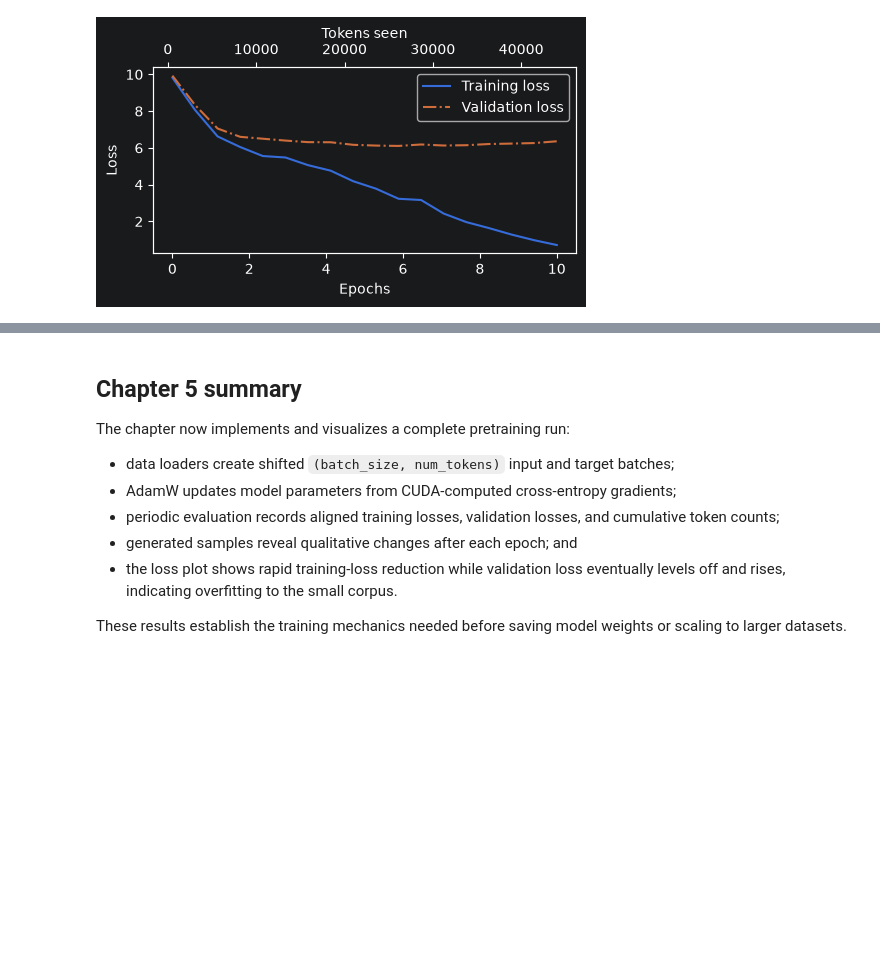
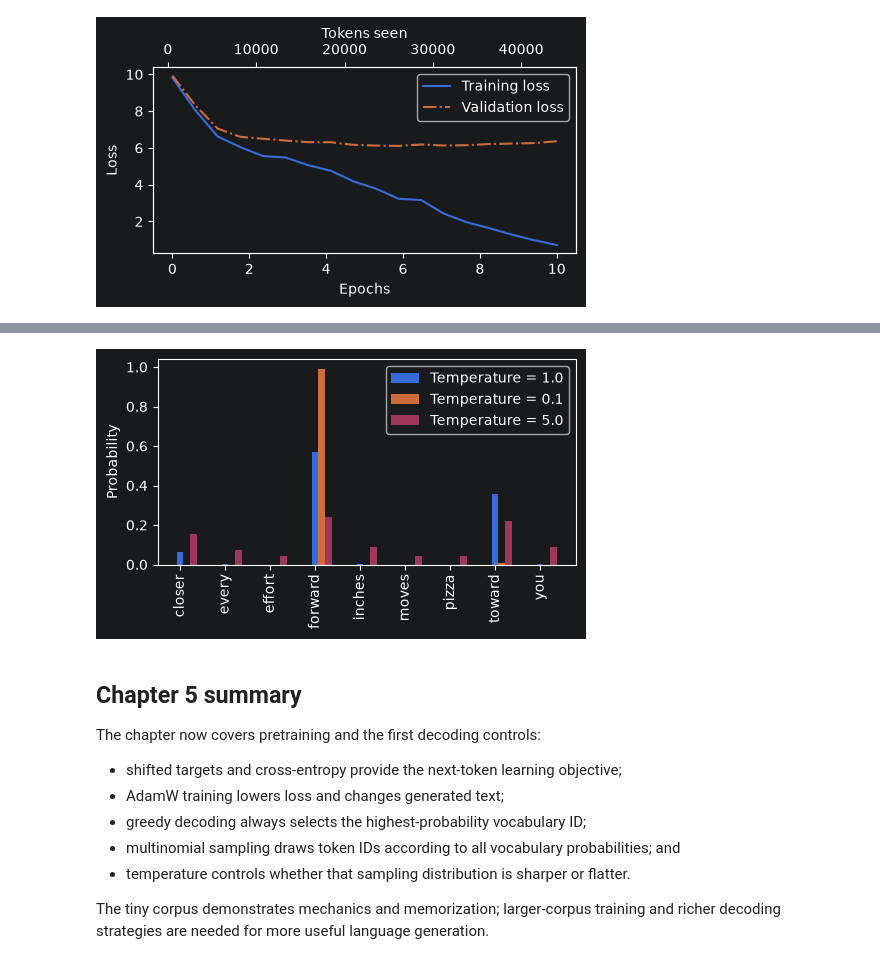
Before and after one commit to majorgilles/build-llms-from-scratch-companion, a Jupyter notebook: notebooks/05-pretraining-on-unlabeled-data.ipynb, the cells around one changed output, grey strips where cells are left out. Drawn from its saved outputs; the diff is of its cells as text; code cells hidden in the pictures; blank space fills up the shorter version.

```diff
--- a/notebooks/05-pretraining-on-unlabeled-data.ipynb
+++ b/notebooks/05-pretraining-on-unlabeled-data.ipynb
@@ -921,0 +1095,17 @@ plot_losses(epochs_tensor, tokens_seen, train_losses, val_losses)
+# %%
+def softmax_with_temperature(
+    logits: torch.Tensor,
+    temperature: float,
+) -> torch.Tensor:
+    """Convert logits into probabilities after temperature scaling.
+
+    Args:
+        logits: Unnormalized vocabulary scores shaped `(vocab_size,)`.
+        temperature: Positive scale controlling distribution sharpness.
+
+    Returns:
+        Vocabulary probabilities shaped `(vocab_size,)`.
+    """
+    # Division preserves (vocab_size,) while changing relative score gaps.
+    scaled_logits = logits / temperature
+    return torch.softmax(scaled_logits, dim=0)
@@ -922,13 +1117,41 @@ plot_losses(epochs_tensor, tokens_seen, train_losses, val_losses)
+# %%
+# Compare the original distribution with sharper and flatter alternatives.
+temperatures = [1.0, 0.1, 5.0]
+# Each tensor in scaled_probas: (vocab_size=9,)
+scaled_probas = [
+    softmax_with_temperature(next_token_logits, temperature)
+    for temperature in temperatures
+]
+# x: (vocab_size=9,), one bar-group location per toy token
+x = torch.arange(len(vocab))
+bar_width = 0.15
+fig, ax = plt.subplots(figsize=(5, 3))
+for i, temperature in enumerate(temperatures):
+    # Offset each temperature's bars so all distributions remain visible.
+    ax.bar(
+        x + i * bar_width,
+        scaled_probas[i],
+        bar_width,
+        label=f"Temperature = {temperature}",
+    )
+ax.set_ylabel("Probability")
+ax.set_xticks(x)
+ax.set_xticklabels(vocab.keys(), rotation=90)
+ax.legend()
+plt.tight_layout()
+plt.show()
+# %% [output]
+[figure, added]
 # %% [markdown]
 ## Chapter 5 summary
 
-The chapter now implements and visualizes a complete pretraining run:
+The chapter now covers pretraining and the first decoding controls:
 
-- data loaders create shifted `(batch_size, num_tokens)` input and target batches;
-- AdamW updates model parameters from CUDA-computed cross-entropy gradients;
-- periodic evaluation records aligned training losses, validation losses, and cumulative token counts;
-- generated samples reveal qualitative changes after each epoch; and
-- the loss plot shows rapid training-loss reduction while validation loss eventually levels off and rises, indicating overfitting to
-  the small corpus.
+- shifted targets and cross-entropy provide the next-token learning objective;
+- AdamW training lowers loss and changes generated text;
+- greedy decoding always selects the highest-probability vocabulary ID;
+- multinomial sampling draws token IDs according to all vocabulary probabilities; and
+- temperature controls whether that sampling distribution is sharper or flatter.
 
-These results establish the training mechanics needed before saving model weights or scaling to larger datasets.
+The tiny corpus demonstrates mechanics and memorization; larger-corpus training and richer decoding strategies are needed for more
+useful language generation.
```
Also changed, not shown: parts of 16 cells of this notebook, 1 other file.
